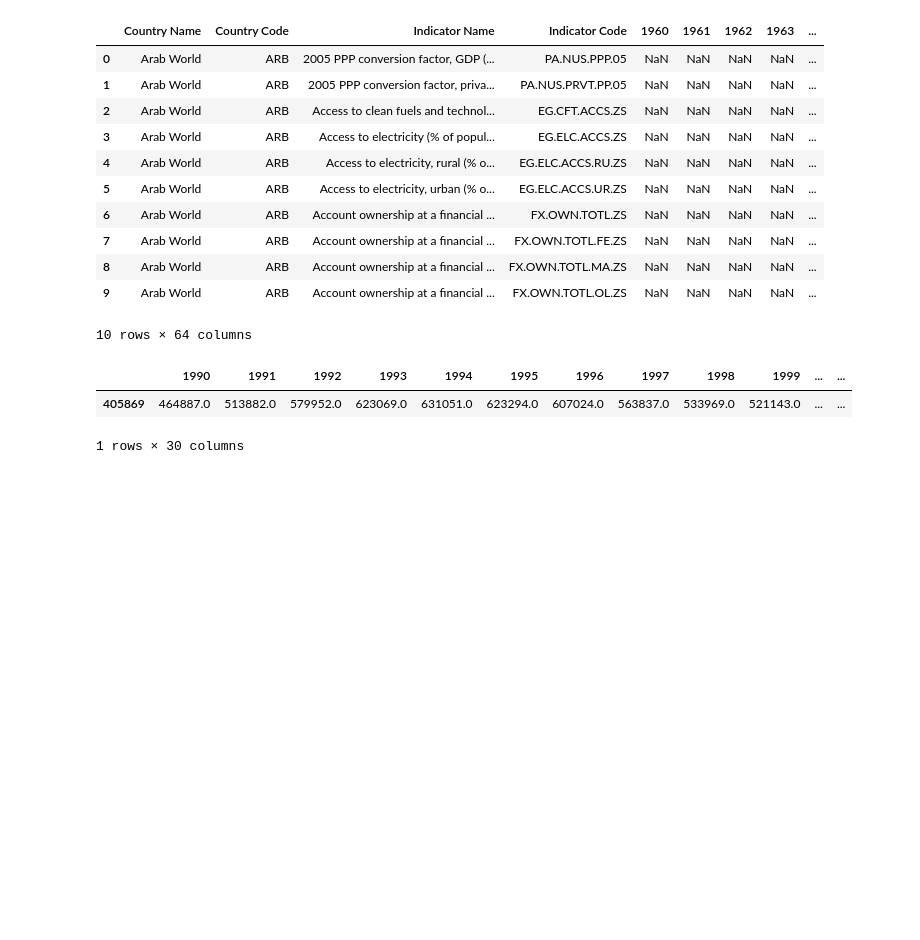
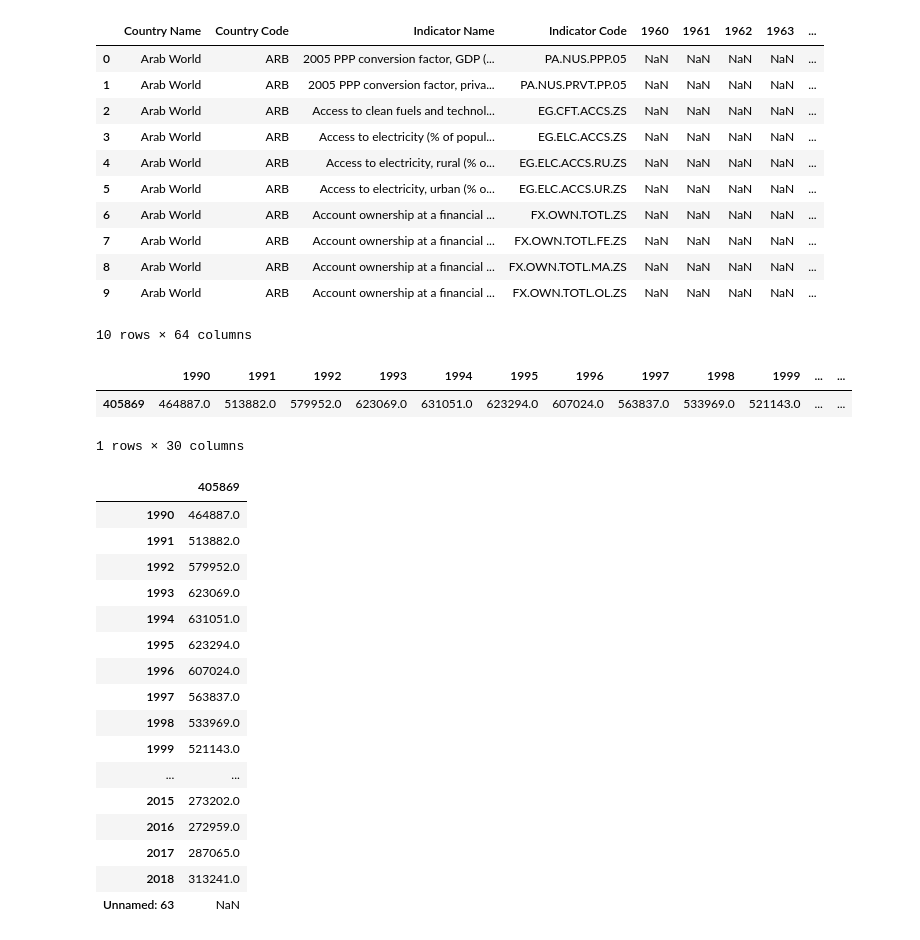
Before and after one commit to danielpimen/Project_1, a Jupyter notebook: Analysis/WDI_Analysis_Project1.ipynb, the cells around one changed output. Saved outputs shown, nothing was run; the diff lists cells and outputs as text; code cells hidden in the pictures; blank space fills up the shorter version.

```diff
--- a/Analysis/WDI_Analysis_Project1.ipynb
+++ b/Analysis/WDI_Analysis_Project1.ipynb
@@ -42,4 +42,26 @@ refugee_count_df
 |  | 1990 | 1991 | 1992 | 1993 | 1994 | 1995 | 1996 | 1997 | 1998 | 1999 | ... | ... |
 | 405869 | 464887.0 | 513882.0 | 579952.0 | 623069.0 | 631051.0 | 623294.0 | 607024.0 | 563837.0 | 533969.0 | 521143.0 | ... | ... |
 1 rows × 30 columns
+# %%
+refugee_count_df
+test=refugee_count_df.transpose()
+test
+# %% [output]
+|  | 405869 |
+| 1990 | 464887.0 |
+| 1991 | 513882.0 |
+| 1992 | 579952.0 |
+| 1993 | 623069.0 |
+| 1994 | 631051.0 |
+| 1995 | 623294.0 |
+| 1996 | 607024.0 |
+| 1997 | 563837.0 |
+| 1998 | 533969.0 |
+| 1999 | 521143.0 |
+| ... | ... |
+| 2015 | 273202.0 |
+| 2016 | 272959.0 |
+| 2017 | 287065.0 |
+| 2018 | 313241.0 |
+| Unnamed: 63 | NaN |
 # %%
```
Also changed, not shown: parts of 3 cells of this notebook.
